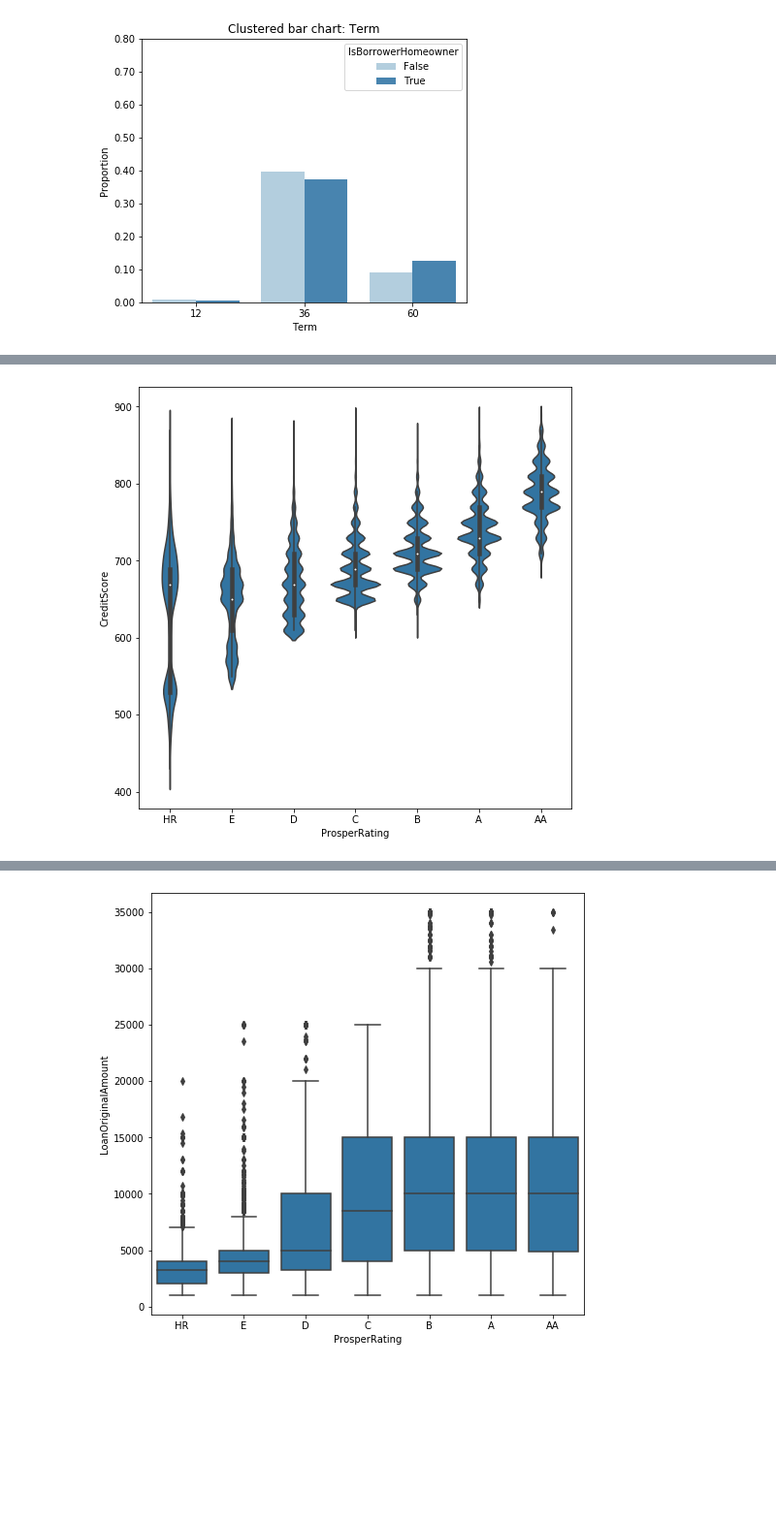
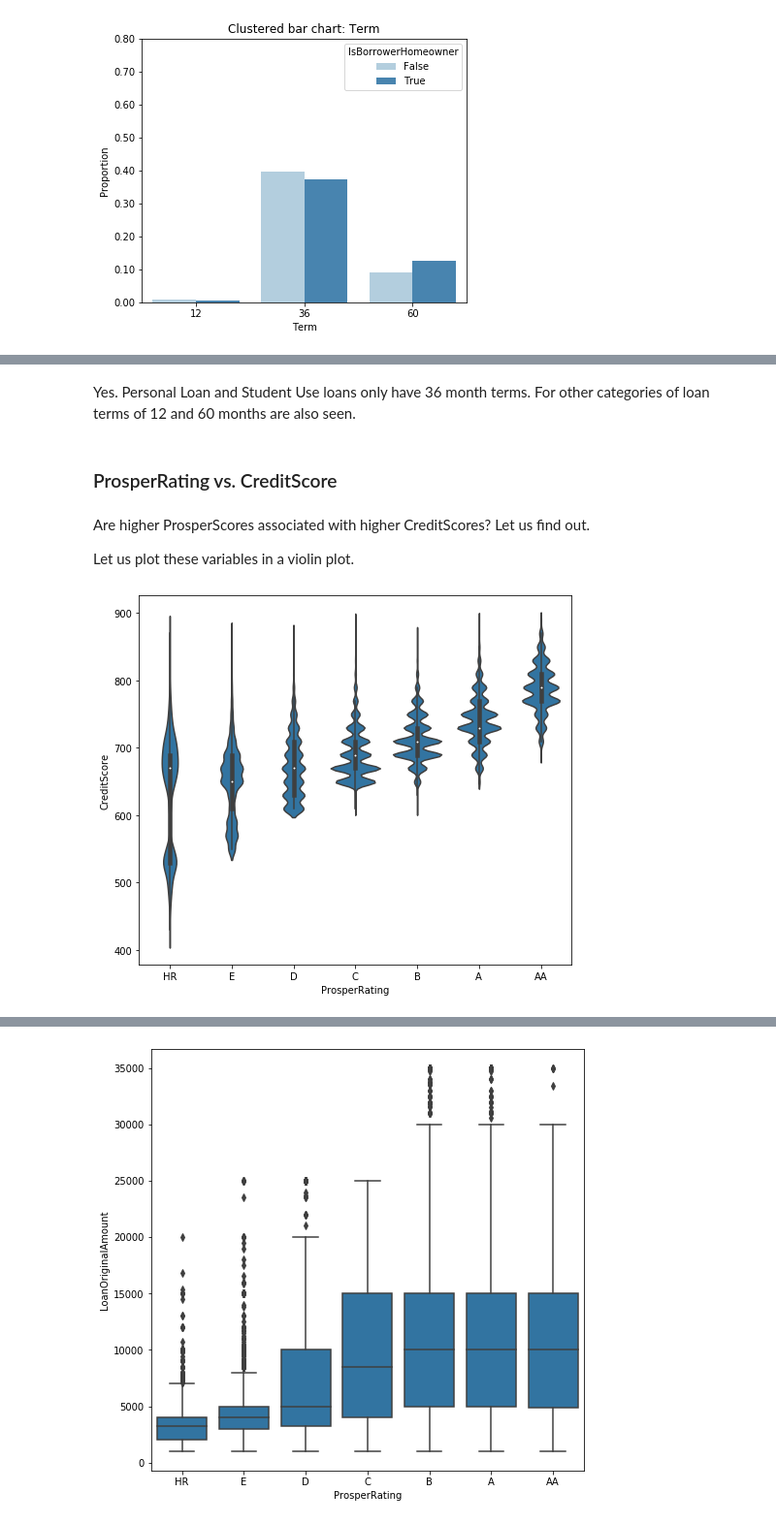
Before and after one commit to trulsmoller/communicate_data_findings, a Jupyter notebook: Exploration-of_Prosper-loan-data.ipynb, the cells around one changed output, grey strips where cells are left out. Shown at 97% size. Drawn from its saved outputs; the diff is of its cells as text; code cells hidden in the pictures; blank space fills up the shorter version.

```diff
--- a/Exploration-of_Prosper-loan-data.ipynb
+++ b/Exploration-of_Prosper-loan-data.ipynb
@@ -961,5 +1025,13 @@ categoric_vars = ['ProsperRating', 'Term', 'LoanStatus', 'ListingCategory', 'Inc
+# %% [markdown]
+Yes. Personal Loan and Student Use loans only have 36 month terms. For other categories of loan terms of 12 and 60 months are also seen.
+# %% [markdown]
+### ProsperRating vs. CreditScore
+# %% [markdown]
+Are higher ProsperScores associated with higher CreditScores? Let us find out.
+
+Let us plot these variables in a violin plot.
 # %%
-plt.figure(figsize = [8, 8])
+plt.figure(figsize = [8, 7])
 sb.violinplot(data = df, x='ProsperRating', y='CreditScore', color=base_color);
 # %% [output]
-[figure, old version]
+[figure, new version]
```
Also changed, not shown: parts of 111 cells of this notebook, 2 other files.
